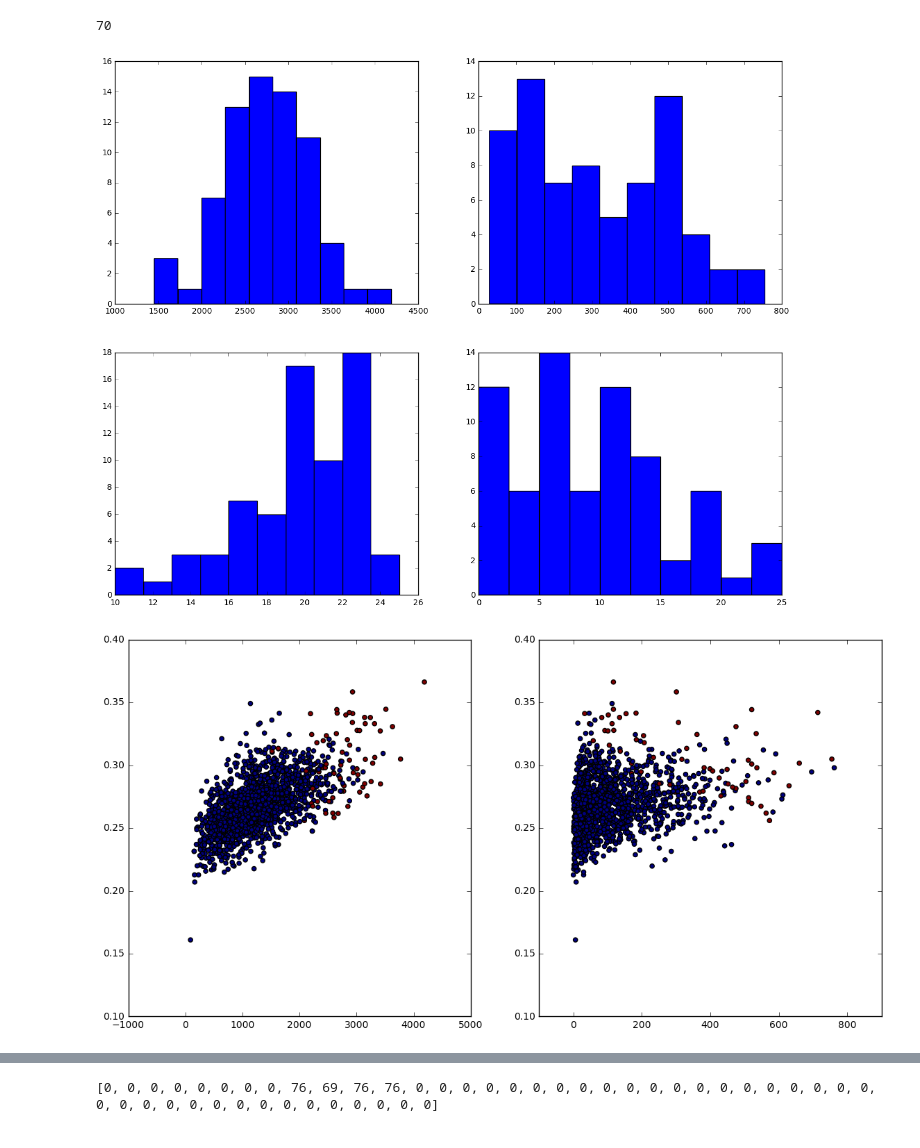
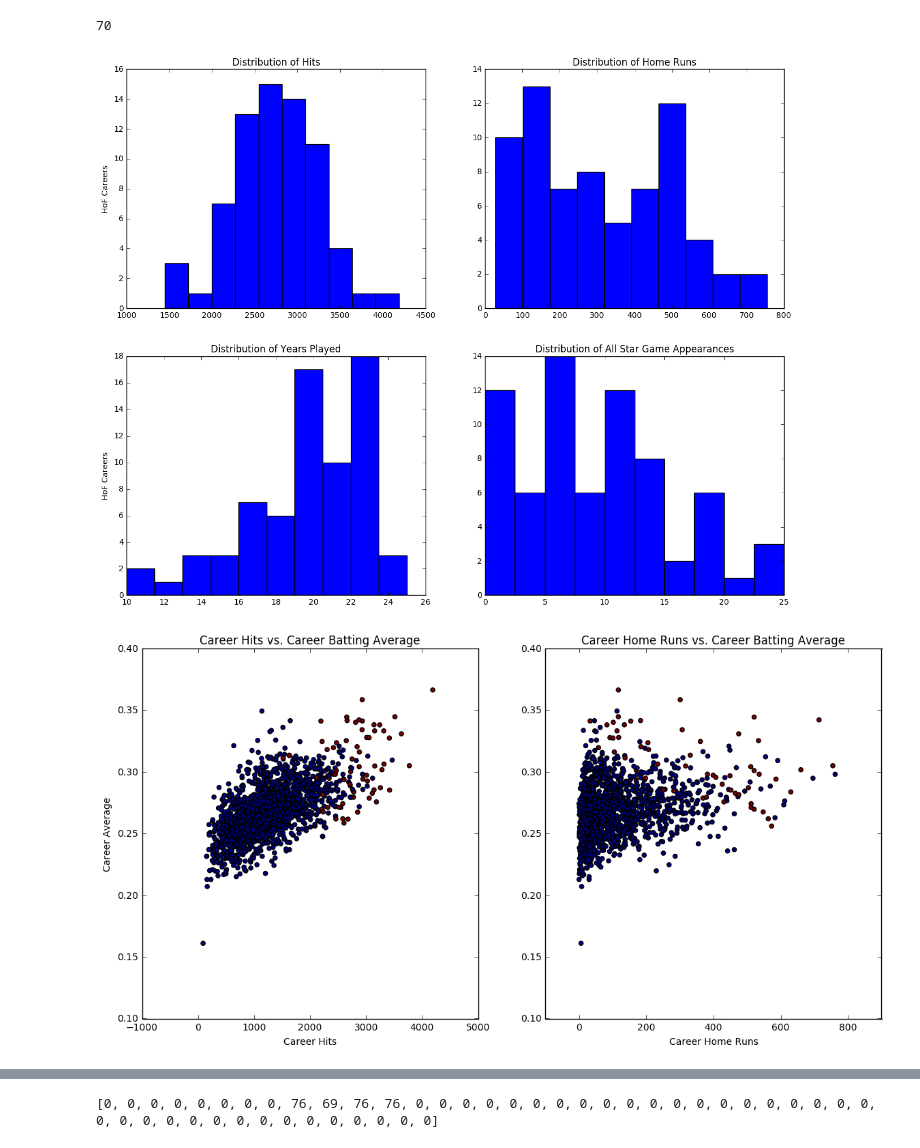
Before and after one commit to Sharp-Data/Scikit-Learn-Tutorial, a Jupyter notebook: Part-II-Predicting-HoF-Careers-Hitters-Csv.ipynb, the cells around one changed output, grey strips where cells are left out. Cells and saved outputs as stored; diff of their text form; code cells hidden in the pictures.

```diff
--- a/Part-II-Predicting-HoF-Careers-Hitters-Csv.ipynb
+++ b/Part-II-Predicting-HoF-Careers-Hitters-Csv.ipynb
@@ -464,20 +491,26 @@ print(len(df_hof))
 # %%
 import matplotlib.pyplot as plt
 %matplotlib inline
 
 # Create distribution plots for Hits, Home Runs, Years Played and All Star Games
 fig = plt.figure(figsize=(15, 12))
 ax1 = fig.add_subplot(2,2,1)
 ax2 = fig.add_subplot(2,2,2)
 ax3 = fig.add_subplot(2,2,3)
 ax4 = fig.add_subplot(2,2,4)
 ax1.hist(df_hof['H'])
+ax1.set_title('Distribution of Hits')
+ax1.set_ylabel('HoF Careers')
 ax2.hist(df_hof['HR'])
+ax2.set_title('Distribution of Home Runs')
 ax3.hist(df_hof['Years_Played'])
+ax3.set_title('Distribution of Years Played')
+ax3.set_ylabel('HoF Careers')
 ax4.hist(df_hof['AS_games'])
+ax4.set_title('Distribution of All Star Game Appearances')
 plt.show()
 # %% [output]
-[figure, old version]
+[figure, new version]
 # %%
 # Filter df dataframe for players with 10 or more years of experience
 df_10 = df[df['Years_Played'] >= 10]
@@ -487,10 +520,15 @@ fig = plt.figure(figsize=(14, 7))
 ax1 = fig.add_subplot(1,2,1)
 ax2 = fig.add_subplot(1,2,2)
 ax1.scatter(df_10['H'], df_10['AVE'], c=df_10['HoF'])
+ax1.set_title('Career Hits vs. Career Batting Average')
+ax1.set_xlabel('Career Hits')
+ax1.set_ylabel('Career Average')
 ax2.scatter(df_10['HR'], df_10['AVE'], c=df_10['HoF'])
+ax2.set_title('Career Home Runs vs. Career Batting Average')
+ax2.set_xlabel('Career Home Runs')
 plt.show()
 # %% [output]
-[figure, old version]
+[figure, new version]
 # %%
 # Create column for years since retirement
 df['YSR'] = 2016 - df['finalYear']
```
Also changed, not shown: parts of 16 cells of this notebook, 1 other file.
